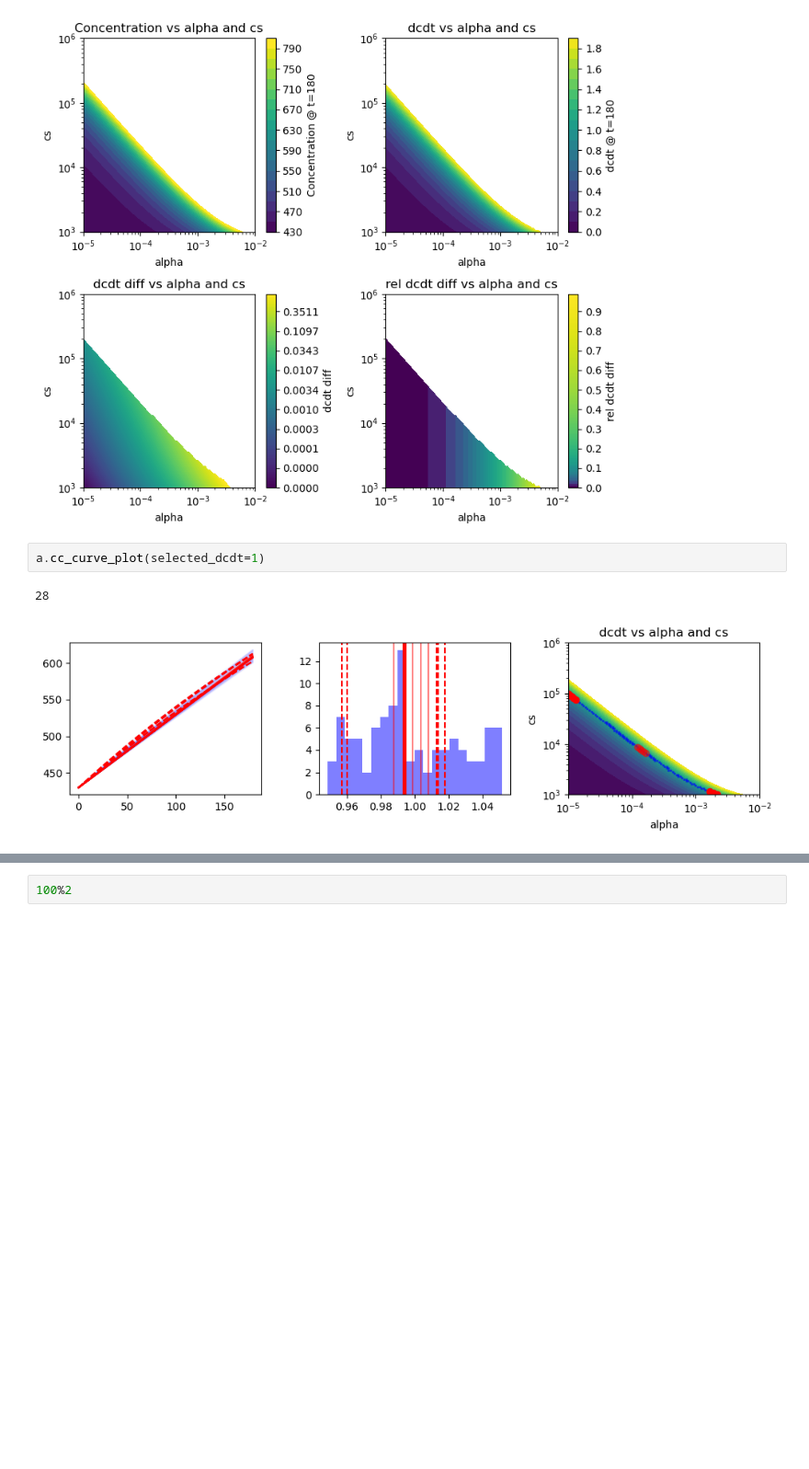
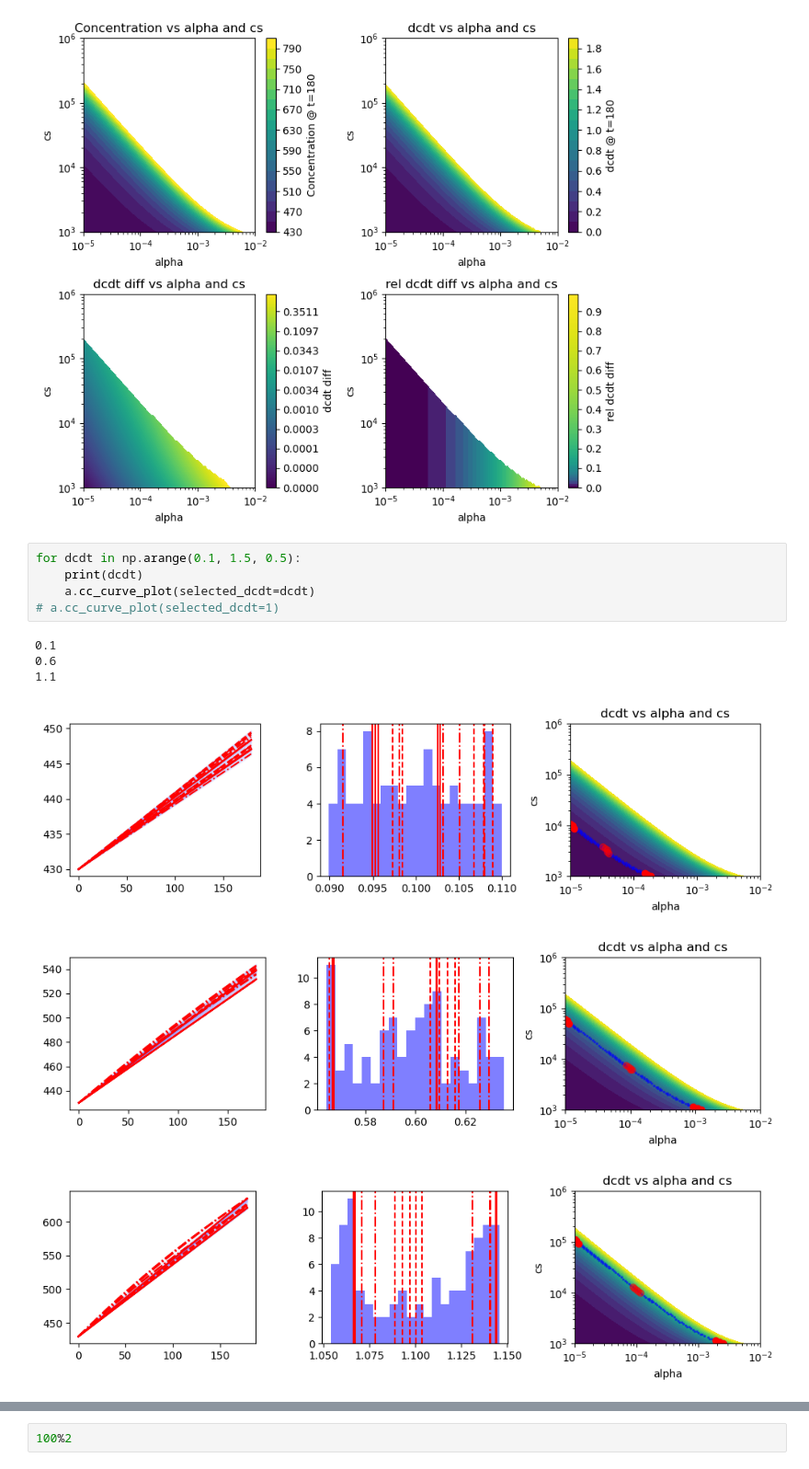
Before and after one commit to alexnaoki/soilgasflux_fcs, a Jupyter notebook: notebooks/synthetical_test.ipynb, the cells around one changed output, grey strips where cells are left out. Shown at 92% size. Cells and saved outputs as stored; diff of their text form; blank space fills up the shorter version.

```diff
--- a/notebooks/synthetical_test.ipynb
+++ b/notebooks/synthetical_test.ipynb
@@ -24,8 +24,15 @@ a.alpha_cs_plot(alpha_min=1e-5, alpha_max=1e-2,
 # %% [output]
 (3154,)
 [figure]
-# %%
-a.cc_curve_plot(selected_dcdt=1)
-# %% [output]
-28
-[figure, removed]
+# %%
+for dcdt in np.arange(0.1, 1.5, 0.5):
+    print(dcdt)
+    a.cc_curve_plot(selected_dcdt=dcdt)
+# a.cc_curve_plot(selected_dcdt=1)
+# %% [output]
+0.1
+0.6
+1.1
+[figure, added]
+[figure, added]
+[figure, added]
```
Also changed, not shown: parts of 2 cells of this notebook.
